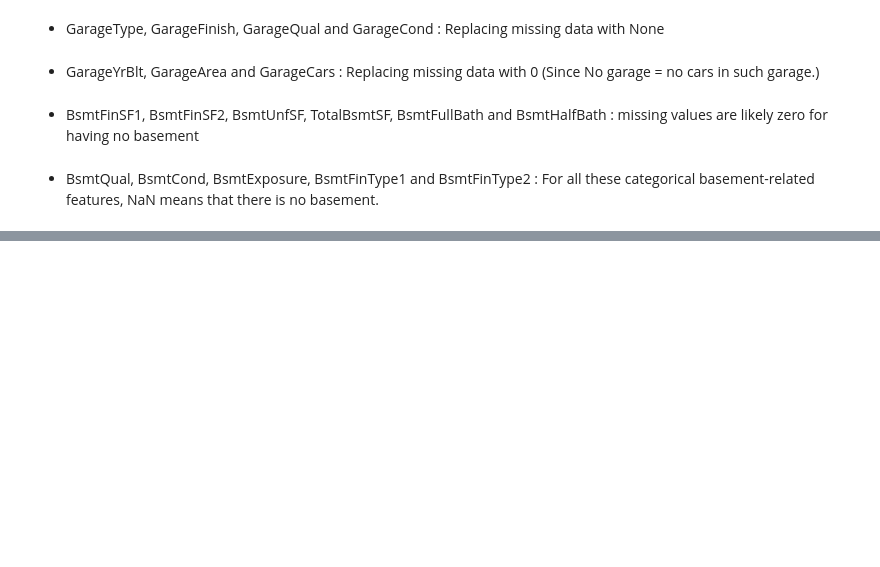
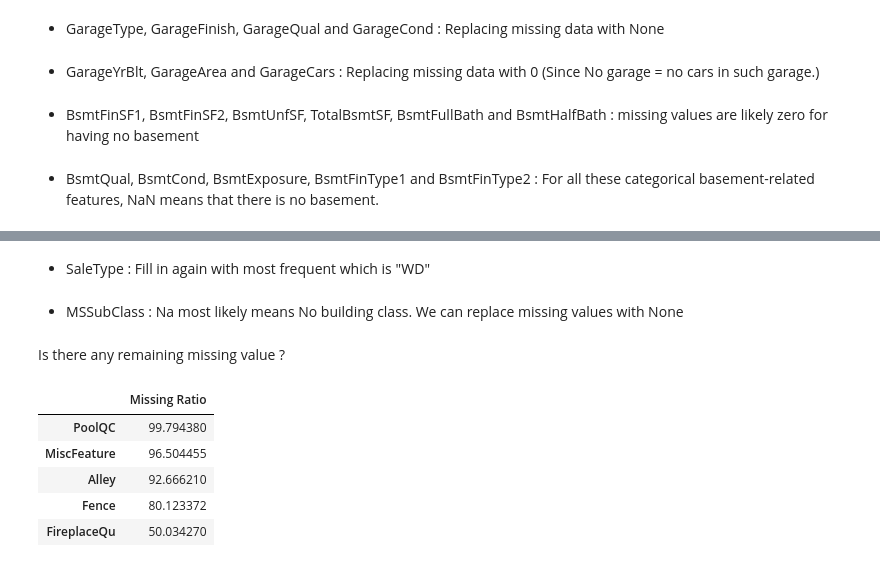
Before and after one commit to angelaiallonardi/Regression_ML_project, a Jupyter notebook: house_prices.ipynb, the cells around one changed output, grey strips where cells are left out. Saved outputs shown, nothing was run; the diff lists cells and outputs as text; code cells hidden in the pictures; blank space fills up the shorter version.

Commit message:
Imputing missing values

```diff
--- a/house_prices.ipynb
+++ b/house_prices.ipynb
@@ -280,0 +309,3 @@ for dataset in combine:
+# %%
+for dataset in combine:
+    dataset['KitchenQual'] = dataset['KitchenQual'].fillna(dataset['KitchenQual'].mode()[0])
@@ -280,0 +314,30 @@ for dataset in combine:
+# %%
+for dataset in combine:
+    dataset['Exterior1st'] = dataset['Exterior1st'].fillna(dataset['Exterior1st'].mode()[0])
+    dataset['Exterior2nd'] = dataset['Exterior2nd'].fillna(dataset['Exterior2nd'].mode()[0])
+# %% [markdown]
+- SaleType : Fill in again with most frequent which is "WD"
+# %%
+for dataset in combine:
+    dataset['SaleType'] = dataset['SaleType'].fillna(dataset['SaleType'].mode()[0])
+# %% [markdown]
+- MSSubClass : Na most likely means No building class. We can replace missing values with None
+# %%
+for dataset in combine:
+    dataset['MSSubClass'] = dataset['MSSubClass'].fillna("None")
+# %% [markdown]
+Is there any remaining missing value ?
+# %%
+#Check remaining missing values if any
+for dataset in combine:
+    dataset_na = (dataset.isnull().sum() / len(dataset)) * 100
+    dataset_na = dataset_na.drop(dataset_na[dataset_na == 0].index).sort_values(ascending=False)
+missing_data = pd.DataFrame({'Missing Ratio' :dataset_na})
+missing_data.head()
+# %% [output]
+|  | Missing Ratio |
+| PoolQC | 99.794380 |
+| MiscFeature | 96.504455 |
+| Alley | 92.666210 |
+| Fence | 80.123372 |
+| FireplaceQu | 50.034270 |
```
Also changed, not shown: parts of 12 cells of this notebook.
